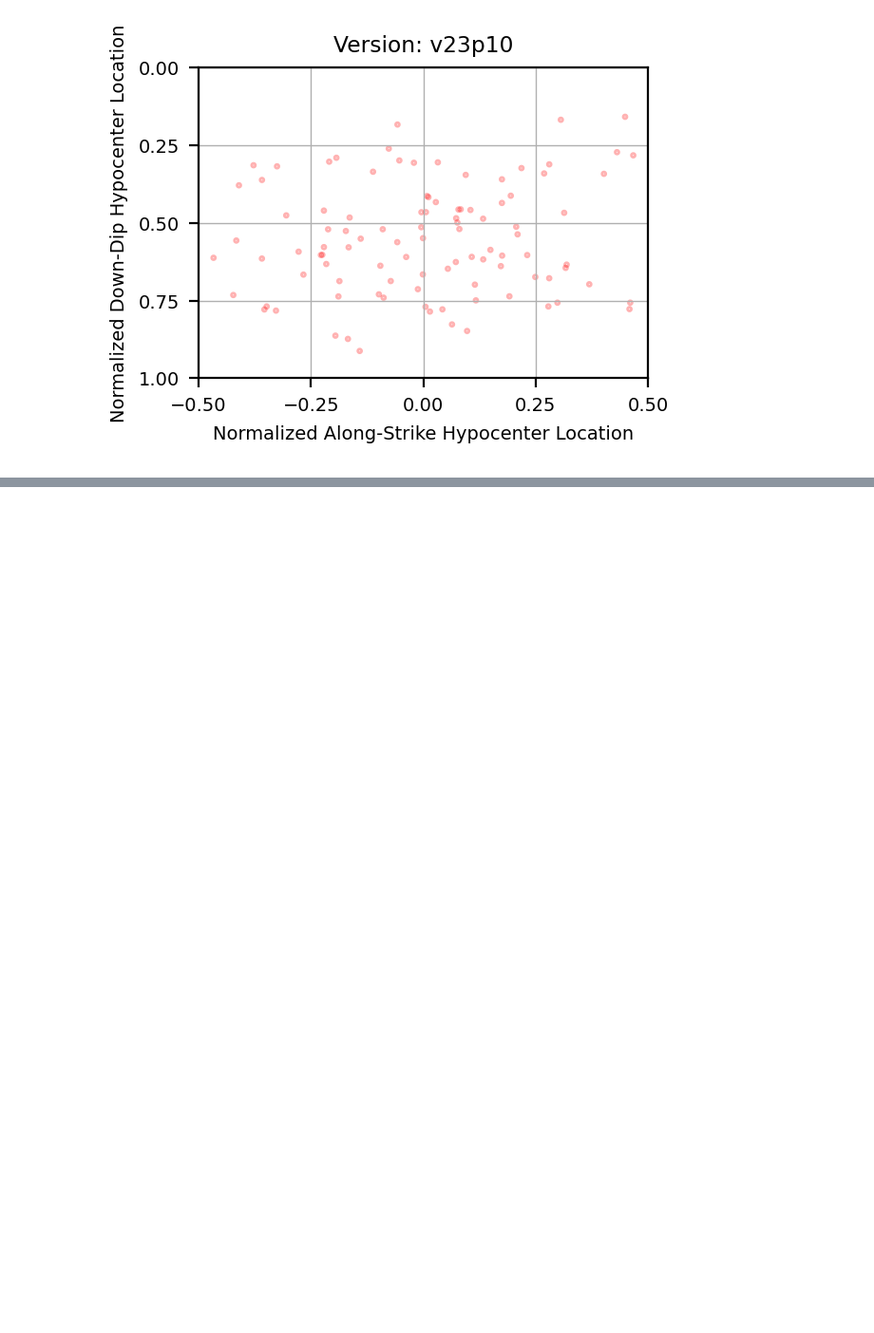
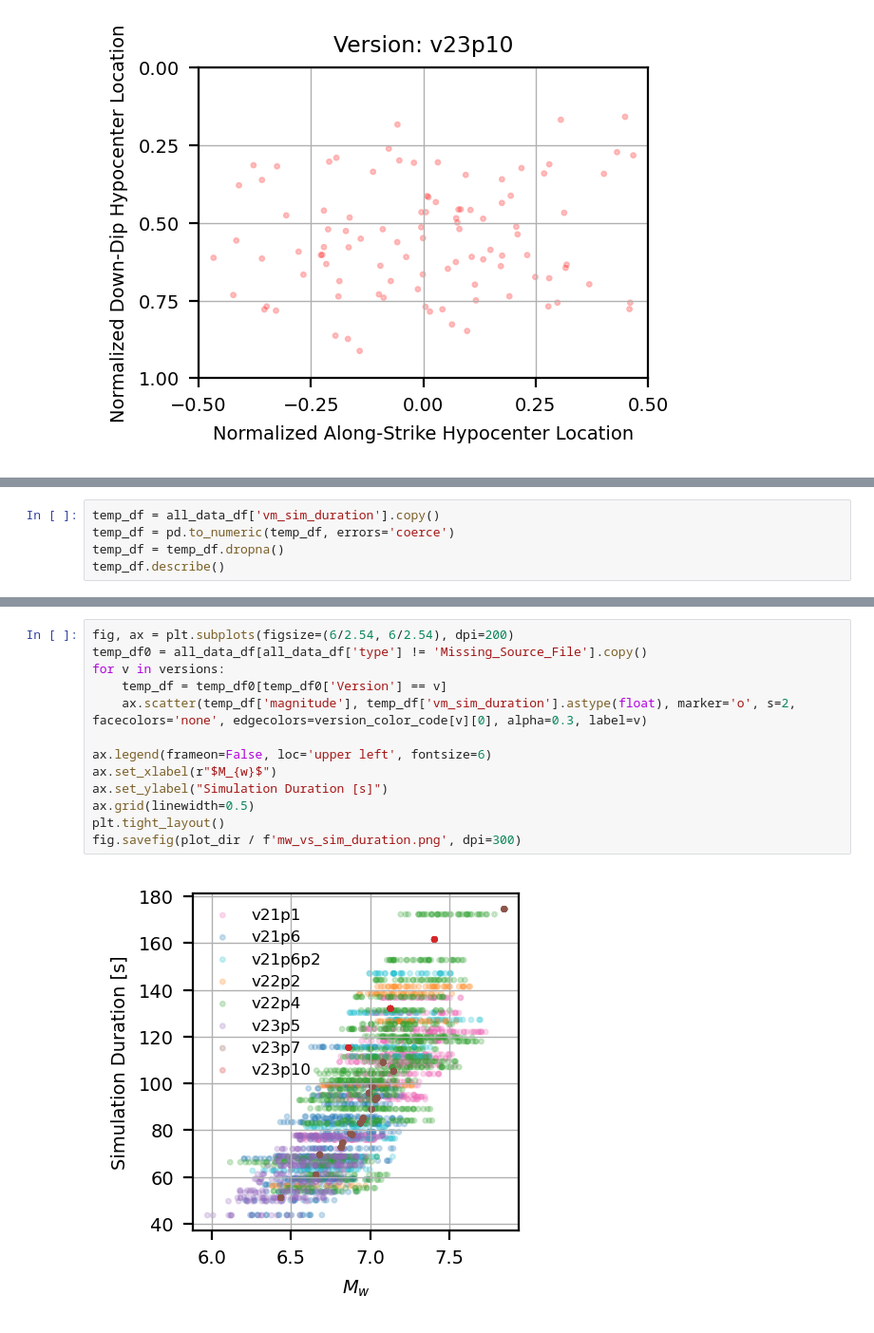
Before and after one commit to Mor-Abs/cs100, a Jupyter notebook: cybershake_investigation/usages/Investigating_the_Source_Files.ipynb, the cells around one changed output, grey strips where cells are left out. Shown at 95% size. Drawn from its saved outputs; the diff is of its cells as text; blank space fills up the shorter version.

```diff
--- a/cybershake_investigation/usages/Investigating_the_Source_Files.ipynb
+++ b/cybershake_investigation/usages/Investigating_the_Source_Files.ipynb
@@ -1729,0 +1726,5 @@ for v in df['Version'].unique():
+# %%
+temp_df = all_data_df['vm_sim_duration'].copy()
+temp_df = pd.to_numeric(temp_df, errors='coerce')
+temp_df = temp_df.dropna()
+temp_df.describe()
@@ -1729,0 +1778,15 @@ for v in df['Version'].unique():
+# %%
+fig, ax = plt.subplots(figsize=(6/2.54, 6/2.54), dpi=200)
+temp_df0 = all_data_df[all_data_df['type'] != 'Missing_Source_File'].copy()
+for v in versions:
+    temp_df = temp_df0[temp_df0['Version'] == v]
+    ax.scatter(temp_df['magnitude'], temp_df['vm_sim_duration'].astype(float), marker='o', s=2, facecolors='none', edgecolors=version_color_code[v][0], alpha=0.3, label=v)
+
+ax.legend(frameon=False, loc='upper left', fontsize=6)
+ax.set_xlabel(r"$M_{w}$")
+ax.set_ylabel("Simulation Duration [s]")
+ax.grid(linewidth=0.5)
+plt.tight_layout()
+fig.savefig(plot_dir / f'mw_vs_sim_duration.png', dpi=300)
+# %% [output]
+[figure, added]
```
Also changed, not shown: parts of 10 cells of this notebook, 1 other file.
